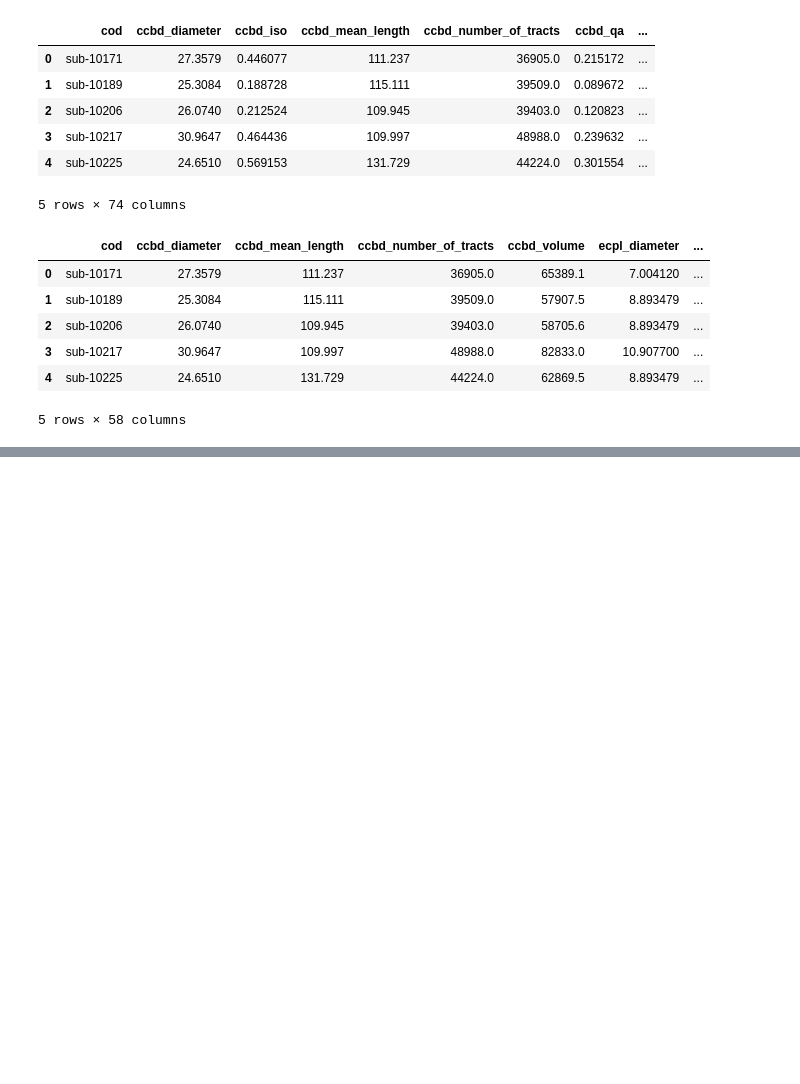
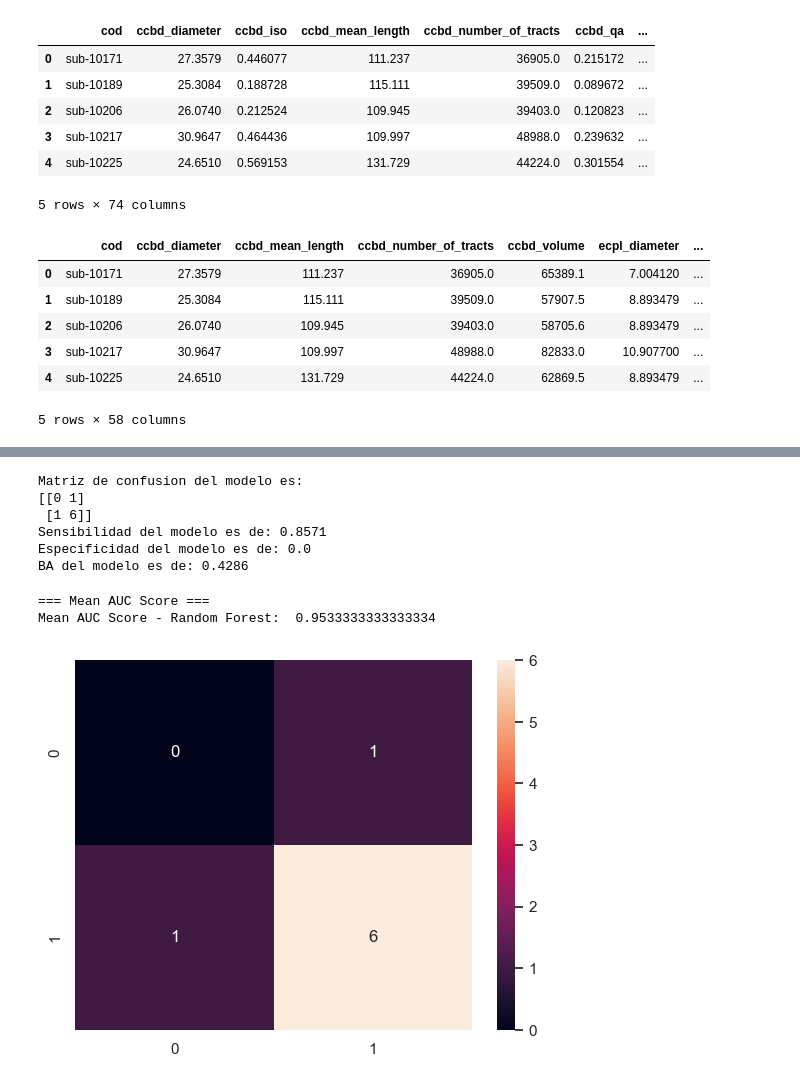
Before and after one commit to brainhack-school2023/galvan_project, a Jupyter notebook: src/EDA.ipynb, the cells around one changed output, grey strips where cells are left out. Drawn from its saved outputs; the diff is of its cells as text; code cells hidden in the pictures; blank space fills up the shorter version.

```diff
--- a/src/EDA.ipynb
+++ b/src/EDA.ipynb
@@ -143,0 +357,28 @@ ValueError: The truth value of a Series is ambiguous. Use a.empty, a.bool(), a.i
+# %%
+cm = confusion_matrix(y_test, rfc.predict(X_test_scaled_pca))
+metricas = balanced_accuracy(cm)
+print('Matriz de confusion del modelo es:')
+print(cm)
+print('Sensibilidad del modelo es de: {}'.format(round(metricas[0],4)))
+print('Especificidad del modelo es de: {}'.format(round(metricas[1],4)))
+print('BA del modelo es de: {}'.format(round(metricas[2],4)))
+# %% [output]
+Matriz de confusion del modelo es:
+[[0 1]
+ [1 6]]
+Sensibilidad del modelo es de: 0.8571
+Especificidad del modelo es de: 0.0
+BA del modelo es de: 0.4286
+# %%
+## Corremos el modelo con cross validation
+rfc_cv_score = cross_val_score(rfc, X, y, cv=10, scoring='roc_auc')
+print("=== Mean AUC Score ===")
+print("Mean AUC Score - Random Forest: ", rfc_cv_score.mean())
+# %% [output]
+=== Mean AUC Score ===
+Mean AUC Score - Random Forest:  0.9533333333333334
+# %%
+cf_matrix = confusion_matrix(y_test, rfc.predict(X_test_scaled_pca))
+sns.heatmap(cf_matrix, annot=True);
+# %% [output]
+[figure, added]
```
Also changed, not shown: parts of 31 cells of this notebook.
